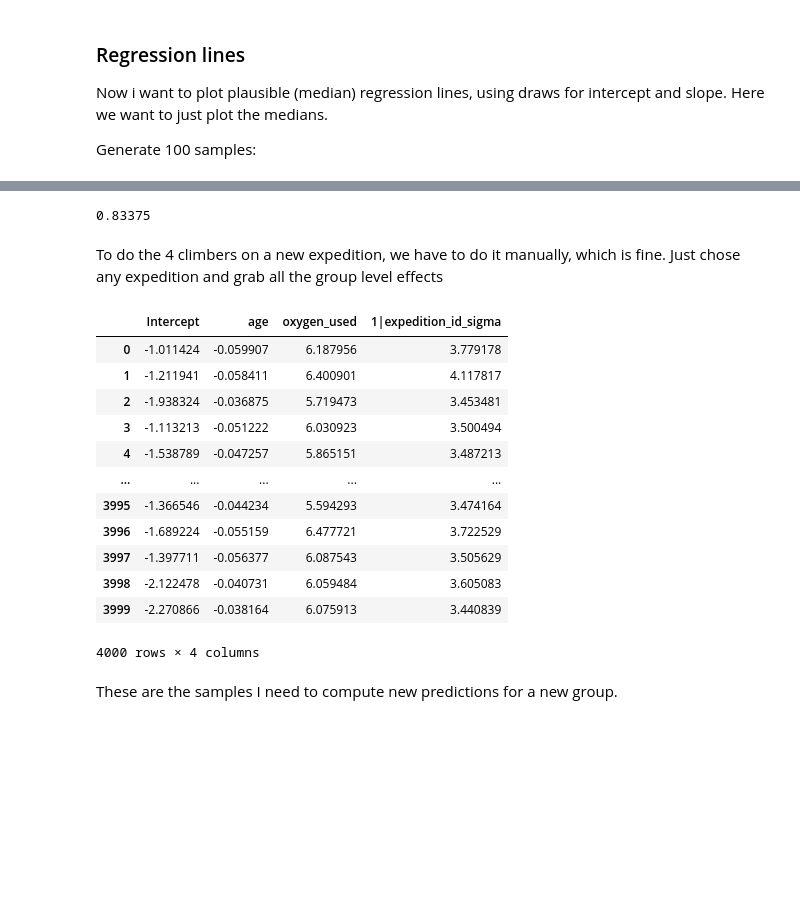
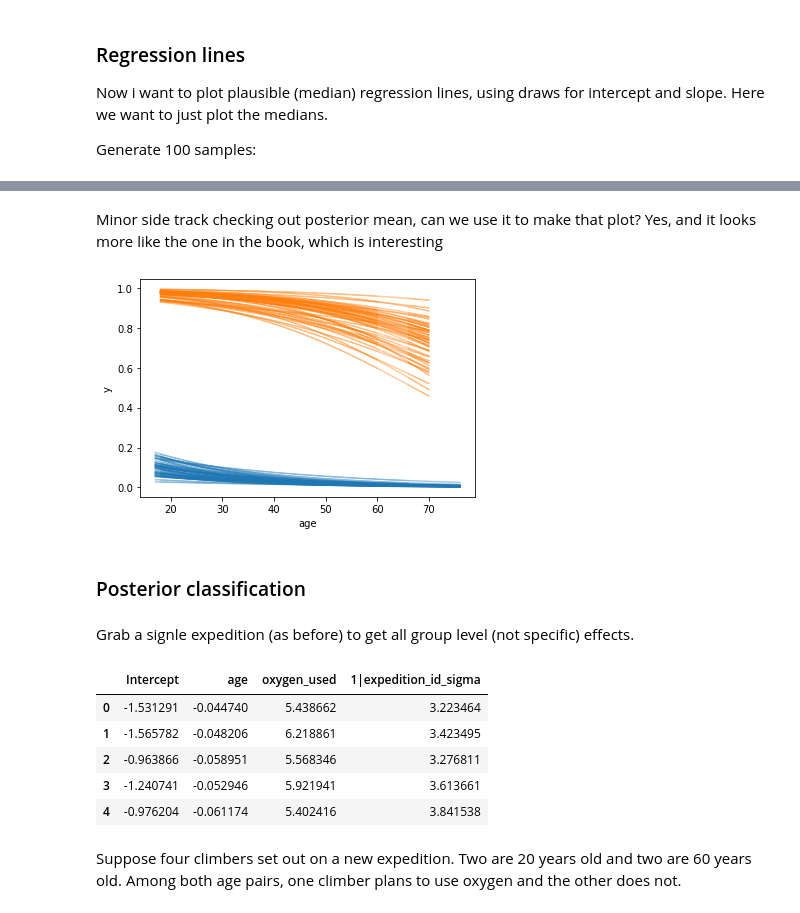
Before and after one commit to DrEntropy/BayesRulesWork, a Jupyter notebook: Chapter18.ipynb, the cells around one changed output, grey strips where cells are left out. Saved outputs shown, nothing was run; the diff lists cells and outputs as text; code cells hidden in the pictures; blank space fills up the shorter version.

```diff
--- a/Chapter18.ipynb
+++ b/Chapter18.ipynb
@@ -143,3 +144,0 @@ Lets add the predicted probabilty for each climber.
-# %%
-climbers['pred_prob'] = post_pred.groupby('success_dim_0').mean()['success']
-climbers.head()
@@ -155,3 +144,0 @@ Accuracy?
-# %%
-climbers['pred_success'] = climbers.pred_prob > 0.5
-(climbers['pred_success'] == climbers['success']).mean()
@@ -166,25 +145,32 @@ temp = model1.predict(results,kind='pps', data = pd.DataFrame({'age' : [28], 'ox
-# %%
-temp.posterior_predictive.to_dataframe()['success'].mean()
-# %% [output]
-0.83375
-# %% [markdown]
-To do the 4 climbers on a new expedition, we have to do it manually, which is fine.  Just chose any expedition and grab all the group level effects
-# %%
-post_df_new = results.posterior.to_dataframe().query("expedition_id__factor_dim == 'AMAD03107'").reset_index()[['Intercept','age','oxygen_used','1|expedition_id_sigma']]
-post_df_new
-# %% [output]
-|  | Intercept | age | oxygen_used | 1|expedition_id_sigma |
-| 0 | -1.011424 | -0.059907 | 6.187956 | 3.779178 |
-| 1 | -1.211941 | -0.058411 | 6.400901 | 4.117817 |
-| 2 | -1.938324 | -0.036875 | 5.719473 | 3.453481 |
-| 3 | -1.113213 | -0.051222 | 6.030923 | 3.500494 |
-| 4 | -1.538789 | -0.047257 | 5.865151 | 3.487213 |
-| ... | ... | ... | ... | ... |
-| 3995 | -1.366546 | -0.044234 | 5.594293 | 3.474164 |
-| 3996 | -1.689224 | -0.055159 | 6.477721 | 3.722529 |
-| 3997 | -1.397711 | -0.056377 | 6.087543 | 3.505629 |
-| 3998 | -2.122478 | -0.040731 | 6.059484 | 3.605083 |
-| 3999 | -2.270866 | -0.038164 | 6.075913 | 3.440839 |
-4000 rows × 4 columns
-# %% [markdown]
-These are the samples I need to compute new predictions for a new group.
+# %% [markdown]
+Minor side track checking out posterior mean, can we use it to make that plot? Yes, and it looks more like the one in the book, which is interesting
+# %%
+model1.predict(results,kind='mean',include_group_specific = False)
+succ_df = results.posterior.success_mean.to_dataframe().reset_index()
+# Multiindex is a pita so we will create a new one. I wonder if there is a better way to do this???
+succ_df['draw_num'] = succ_df['draw'] + succ_df['chain']*(succ_df['draw'].max()+1)
+# grab a few sample row draw numbers.
+sample_draw_num = succ_df['draw_num'].sample(50)
+
+fig, ax = plt.subplots()
+for x in sample_draw_num:
+    climbers['y']= succ_df[succ_df['draw_num']==x]['success_mean'].values
+    sns.lineplot(data= climbers, x = 'age', y= 'y', hue='oxygen_used', ax= ax, legend=False, alpha  =0.4)
+# %% [output]
+[figure, added]
+# %% [markdown]
+### Posterior classification
+# %% [markdown]
+Grab a signle expedition (as before) to  get all group level (not specific) effects.
+# %%
+post_group_level = post_df.query("expedition_id__factor_dim == 'AMAD03107'").reset_index()[['Intercept','age','oxygen_used','1|expedition_id_sigma']]
+post_group_level.head()
+# %% [output]
+|  | Intercept | age | oxygen_used | 1|expedition_id_sigma |
+| 0 | -1.531291 | -0.044740 | 5.438662 | 3.223464 |
+| 1 | -1.565782 | -0.048206 | 6.218861 | 3.423495 |
+| 2 | -0.963866 | -0.058951 | 5.568346 | 3.276811 |
+| 3 | -1.240741 | -0.052946 | 5.921941 | 3.613661 |
+| 4 | -0.976204 | -0.061174 | 5.402416 | 3.841538 |
+# %% [markdown]
+Suppose four climbers set out on a new expedition. Two are 20 years old and two are 60 years old. Among both age pairs, one climber plans to use oxygen and the other does not.
```
Also changed, not shown: parts of 47 cells of this notebook.
